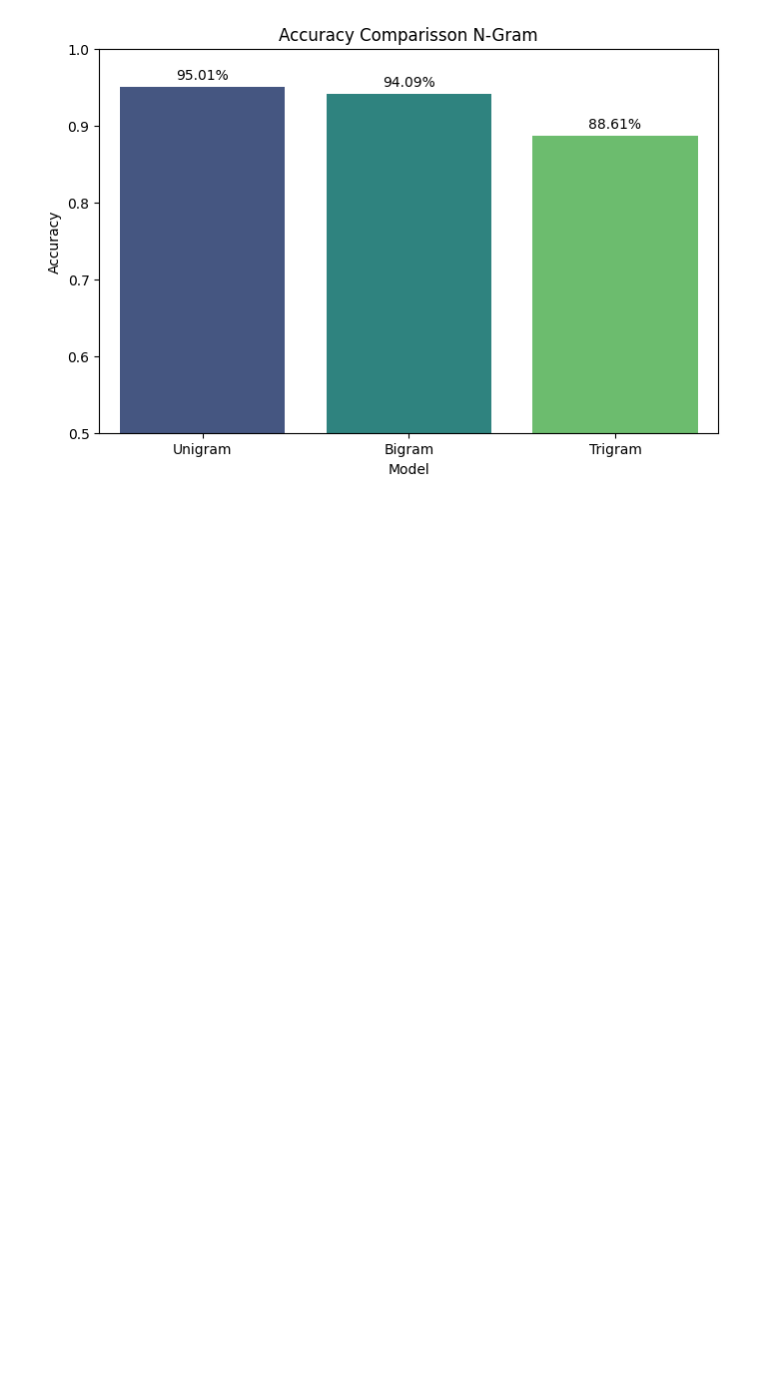
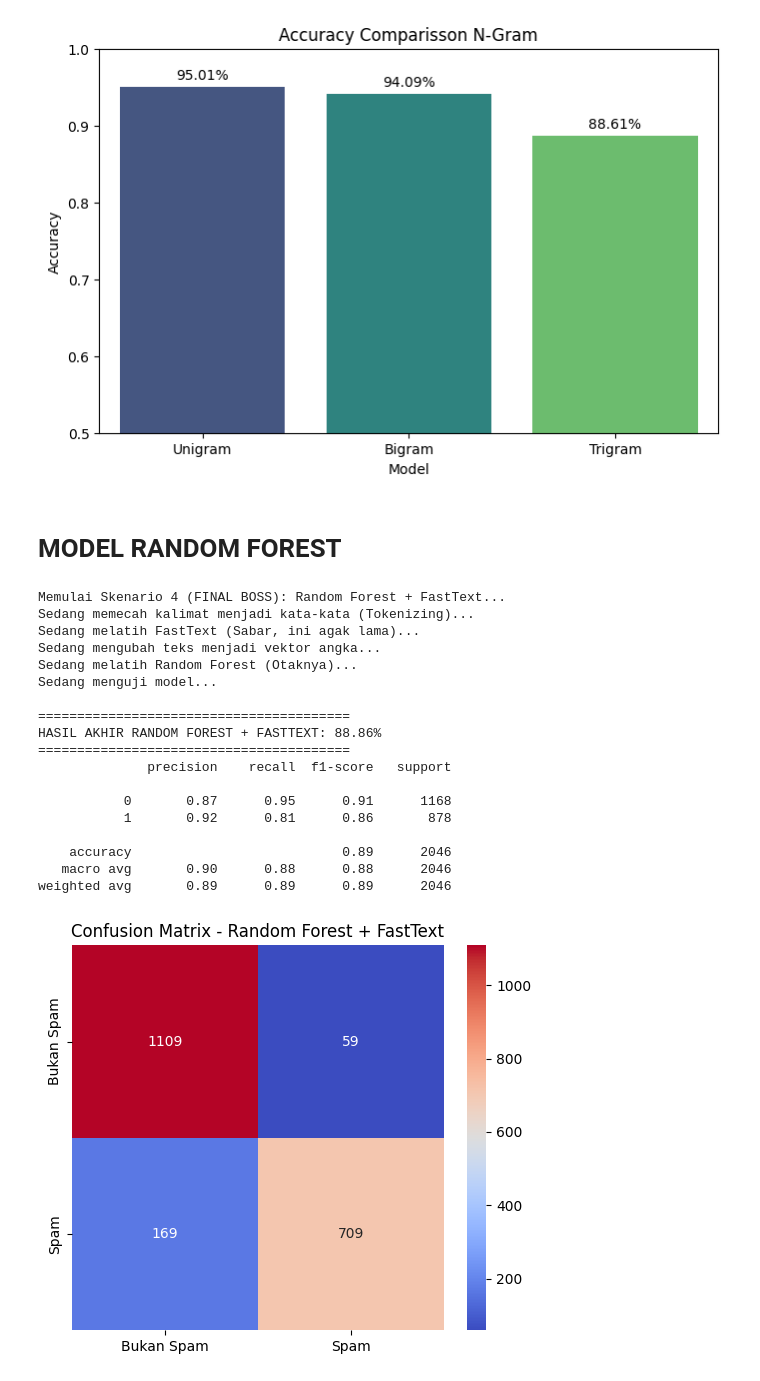
Before and after one commit to ArdhikaRizki/FinalProjectDataScience, a Jupyter notebook: DataScienceBigProject.ipynb, the cells around one changed output. Cells and saved outputs as stored; diff of their text form; code cells hidden in the pictures; blank space fills up the shorter version.

Commit message:
add random forest model

```diff
--- a/DataScienceBigProject.ipynb
+++ b/DataScienceBigProject.ipynb
@@ -386,3 +387,76 @@ Passing `palette` without assigning `hue` is deprecated and will be removed in v
 
   sns.barplot(x='Model', y='Akurasi', data=results, palette='viridis')
 [figure]
+# %% [markdown]
+# MODEL RANDOM FOREST
+# %%
+print("Memulai Skenario 4 (FINAL BOSS): Random Forest + FastText...")
+
+# 1. PERSIAPAN DATA UNTUK FASTTEXT
+# FastText butuh input berupa list of words (tokenized), bukan kalimat utuh.
+# Contoh: ["situs", "gacor"] bukan "situs gacor"
+print("Sedang memecah kalimat menjadi kata-kata (Tokenizing)...")
+X_train_tokens = [str(text).split() for text in X_train]
+X_test_tokens = [str(text).split() for text in X_test]
+
+# 2. TRAINING MODEL FASTTEXT (Bikin Kamus Sendiri)
+# vector_size=100 -> Setiap kata diubah jadi 100 angka
+# window=5 -> Lihat konteks 5 kata ke kiri/kanan
+# min_count=1 -> Kata yang muncul minimal 1 kali tetap dipelajari
+print("Sedang melatih FastText (Sabar, ini agak lama)...")
+ft_model = FastText(sentences=X_train_tokens, vector_size=100, window=5, min_count=1, workers=4, seed=42)
+
+# 3. MENGUBAH KALIMAT JADI VEKTOR (RATA-RATA)
+# Karena FastText cuma kasih vektor per KATA, kita harus rata-rata satu kalimat.
+# "Situs Gacor" = (Vektor Situs + Vektor Gacor) / 2
+def vectorize_text(token_list, model):
+    vectors = [model.wv[word] for word in token_list if word in model.wv]
+    if len(vectors) == 0:
+        return np.zeros(model.vector_size) # Kalau kalimat kosong/gak dikenal, kasih angka 0 semua
+    return np.mean(vectors, axis=0)
+
+print("Sedang mengubah teks menjadi vektor angka...")
+X_train_vec = np.array([vectorize_text(tokens, ft_model) for tokens in X_train_tokens])
+X_test_vec = np.array([vectorize_text(tokens, ft_model) for tokens in X_test_tokens])
+
+# 4. TRAINING RANDOM FOREST
+print("Sedang melatih Random Forest (Otaknya)...")
+rf_model = RandomForestClassifier(n_estimators=100, random_state=42)
+rf_model.fit(X_train_vec, y_train)
+
+# 5. TESTING & EVALUASI
+print("Sedang menguji model...")
+y_pred_rf = rf_model.predict(X_test_vec)
+
+acc_rf = accuracy_score(y_test, y_pred_rf)
+print("\n" + "="*40)
+print(f"HASIL AKHIR RANDOM FOREST + FASTTEXT: {acc_rf * 100:.2f}%")
+print("="*40)
+print(classification_report(y_test, y_pred_rf))
+
+# Visualisasi Confusion Matrix
+plt.figure(figsize=(6, 5))
+cm_rf = confusion_matrix(y_test, y_pred_rf)
+sns.heatmap(cm_rf, annot=True, fmt='d', cmap='coolwarm', xticklabels=['Bukan Spam', 'Spam'], yticklabels=['Bukan Spam', 'Spam'])
+plt.title('Confusion Matrix - Random Forest + FastText')
+plt.show()
+# %% [output]
+Memulai Skenario 4 (FINAL BOSS): Random Forest + FastText...
+Sedang memecah kalimat menjadi kata-kata (Tokenizing)...
+Sedang melatih FastText (Sabar, ini agak lama)...
+Sedang mengubah teks menjadi vektor angka...
+Sedang melatih Random Forest (Otaknya)...
+Sedang menguji model...
+
+========================================
+HASIL AKHIR RANDOM FOREST + FASTTEXT: 88.86%
+========================================
+              precision    recall  f1-score   support
+
+           0       0.87      0.95      0.91      1168
+           1       0.92      0.81      0.86       878
+
+    accuracy                           0.89      2046
+   macro avg       0.90      0.88      0.88      2046
+weighted avg       0.89      0.89      0.89      2046
+[figure, added]
```
Also changed, not shown: parts of 4 cells of this notebook.
